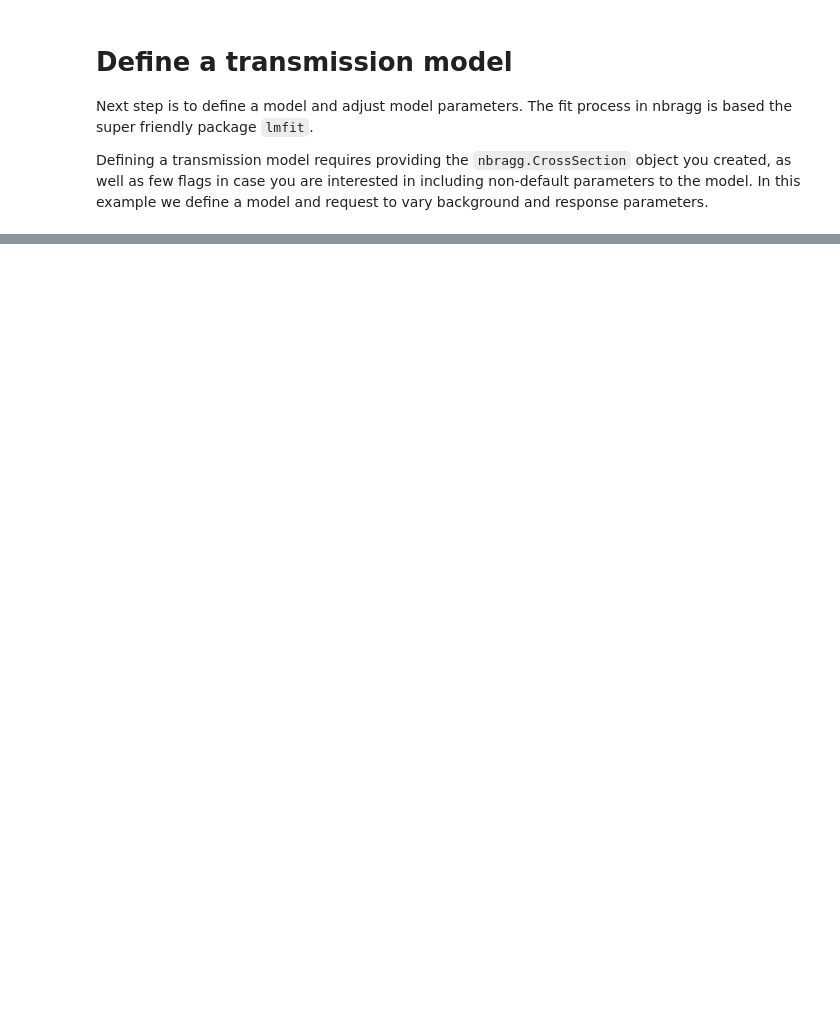
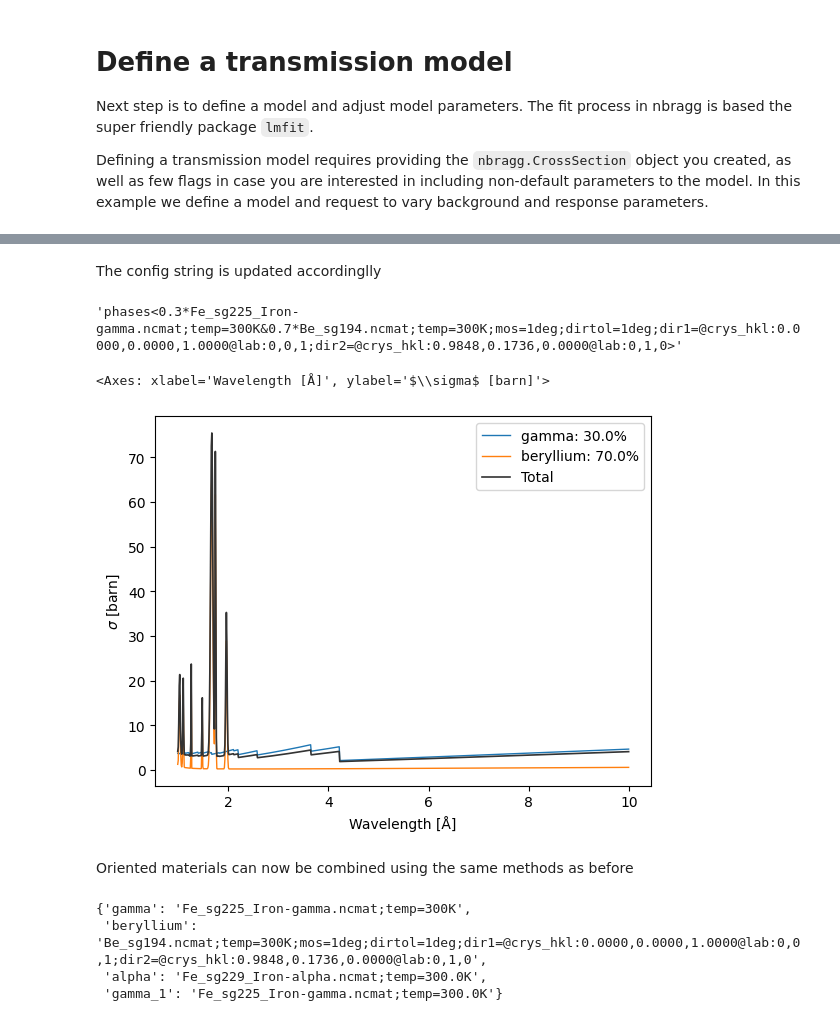
Before and after one commit to TsvikiHirsh/nbragg, a Jupyter notebook: notebooks/nbragg_tutorial.ipynb, the cells around one changed output, grey strips where cells are left out. Drawn from its saved outputs; the diff is of its cells as text; code cells hidden in the pictures; blank space fills up the shorter version.

```diff
--- a/notebooks/nbragg_tutorial.ipynb
+++ b/notebooks/nbragg_tutorial.ipynb
@@ -196,0 +210,31 @@ Correlations (unreported values are < 0.100)
+# %%
+gamma =     {
+            "mat": "Fe_sg225_Iron-gamma.ncmat",
+            "temp": 300,
+            "weight": 0.3
+            }
+beryllium = {
+            "mat": "Be_sg194.ncmat",
+            "temp": 300,
+            "mos": 1,
+            # "dir1":[0,0,1],
+            # "dir2":None,
+            "theta":0,
+            "phi":10.,
+            "weight": 0.7,
+            "dirtol":1
+            }
+xs2 = nbragg.CrossSection(gamma=gamma,beryllium=beryllium)
+# %% [markdown]
+The config string is updated accordinglly
+# %%
+xs2.cfg_string
+# %% [output]
+'phases<0.3*Fe_sg225_Iron-gamma.ncmat;temp=300K&0.7*Be_sg194.ncmat;temp=300K;mos=1deg;dirtol=1deg;dir1=@crys_hkl:0.0000,0.0000,1.0000@lab:0,0,1;dir2=@crys_hkl:0.9848,0.1736,0.0000@lab:0,1,0>'
+# %%
+xs2.plot()
+# %% [output]
+<Axes: xlabel='Wavelength [Å]', ylabel='$\\sigma$ [barn]'>
+[figure, added]
+# %% [markdown]
+Oriented materials can now be combined using the same methods as before
@@ -196,0 +243,7 @@ Correlations (unreported values are < 0.100)
+# %%
+xs3.phases
+# %% [output]
+{'gamma': 'Fe_sg225_Iron-gamma.ncmat;temp=300K',
+ 'beryllium': 'Be_sg194.ncmat;temp=300K;mos=1deg;dirtol=1deg;dir1=@crys_hkl:0.0000,0.0000,1.0000@lab:0,0,1;dir2=@crys_hkl:0.9848,0.1736,0.0000@lab:0,1,0',
+ 'alpha': 'Fe_sg229_Iron-alpha.ncmat;temp=300.0K',
+ 'gamma_1': 'Fe_sg225_Iron-gamma.ncmat;temp=300.0K'}
```
Also changed, not shown: parts of 18 cells of this notebook, 1 other file.
